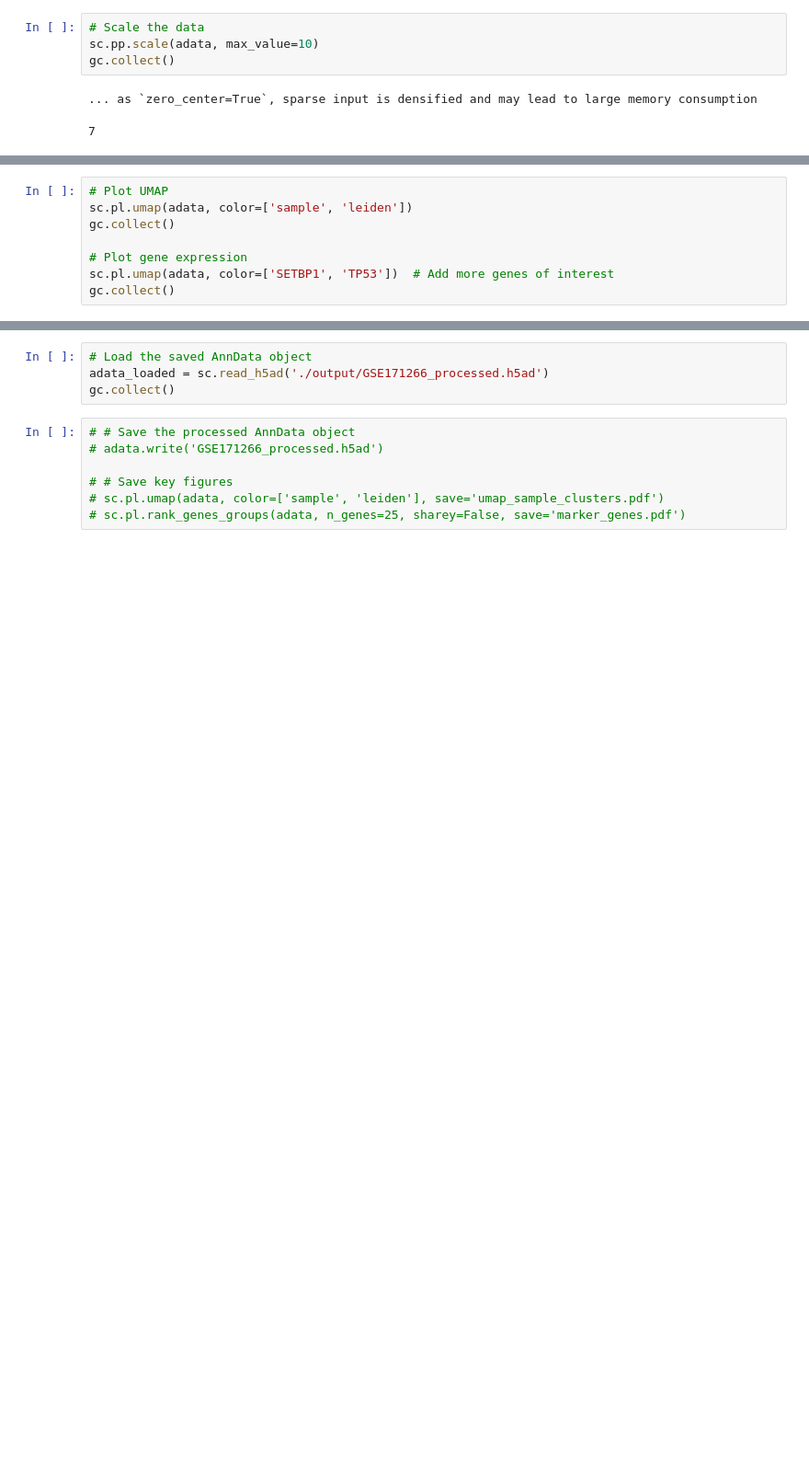
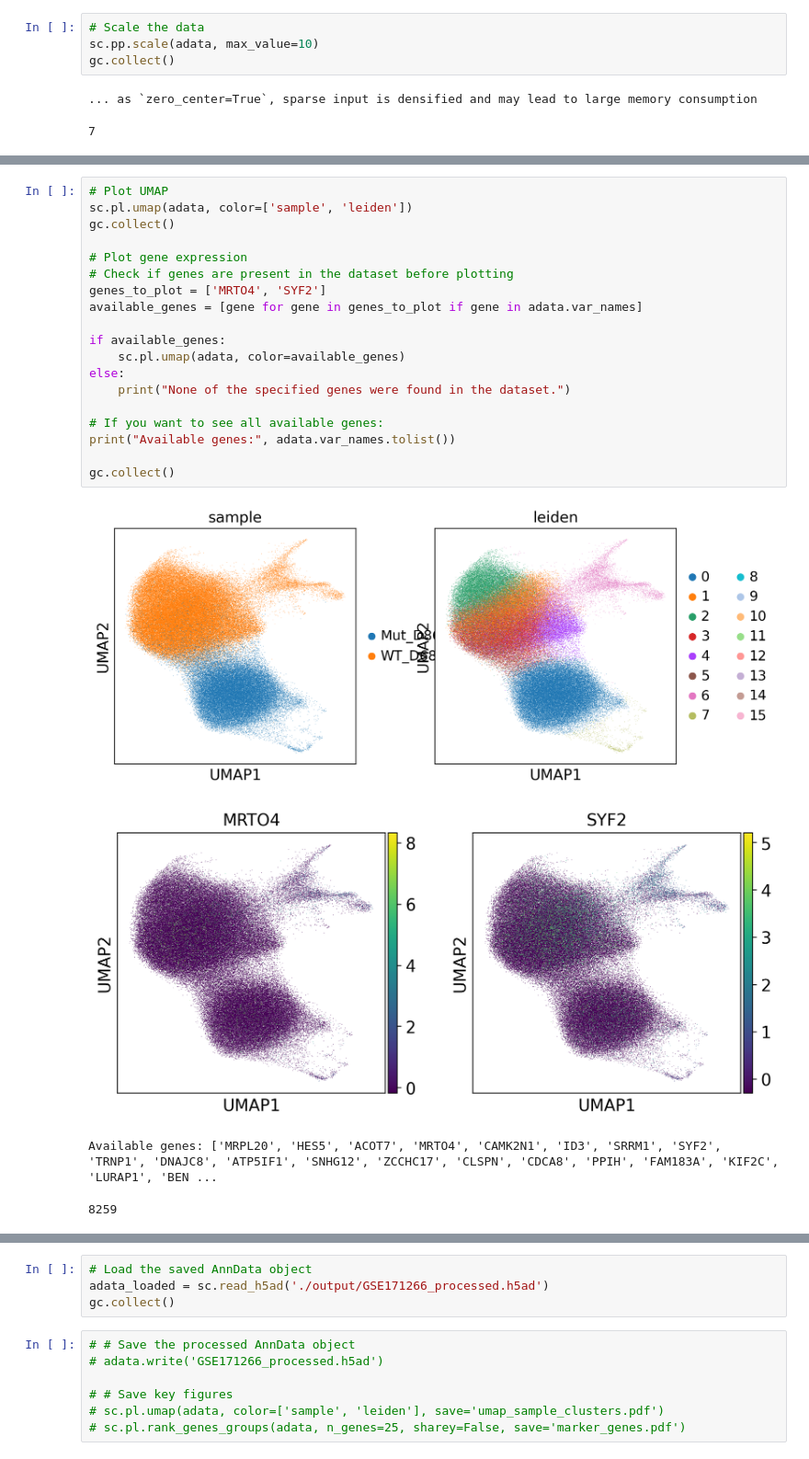
Before and after one commit to michal7kw/SRF_microglia, a Jupyter notebook: GSE171266/load_data.ipynb, the cells around one changed output, grey strips where cells are left out. Shown at 92% size. Drawn from its saved outputs; the diff is of its cells as text; blank space fills up the shorter version.

```diff
--- a/GSE171266/load_data.ipynb
+++ b/GSE171266/load_data.ipynb
@@ -176,10 +185,26 @@ gc.collect()
-# %%
-# Plot UMAP
-sc.pl.umap(adata, color=['sample', 'leiden'])
-gc.collect()
-
-# Plot gene expression
-sc.pl.umap(adata, color=['SETBP1', 'TP53'])  # Add more genes of interest
-gc.collect()
+# %%
+# Plot UMAP
+sc.pl.umap(adata, color=['sample', 'leiden'])
+gc.collect()
+
+# Plot gene expression
+# Check if genes are present in the dataset before plotting
+genes_to_plot = ['MRTO4', 'SYF2']
+available_genes = [gene for gene in genes_to_plot if gene in adata.var_names]
+
+if available_genes:
+    sc.pl.umap(adata, color=available_genes)
+else:
+    print("None of the specified genes were found in the dataset.")
+
+# If you want to see all available genes:
+print("Available genes:", adata.var_names.tolist())
+
+gc.collect()
+# %% [output]
+[figure, added]
+[figure, added]
+Available genes: ['MRPL20', 'HES5', 'ACOT7', 'MRTO4', 'CAMK2N1', 'ID3', 'SRRM1', 'SYF2', 'TRNP1', 'DNAJC8', 'ATP5IF1', 'SNHG12', 'ZCCHC17', 'CLSPN', 'CDCA8', 'PPIH', 'FAM183A', 'KIF2C', 'LURAP1', 'BEN ...
+8259
 # %%
 # Find marker genes for each cluster
```
Also changed, not shown: parts of 11 cells of this notebook, 1 other file.
